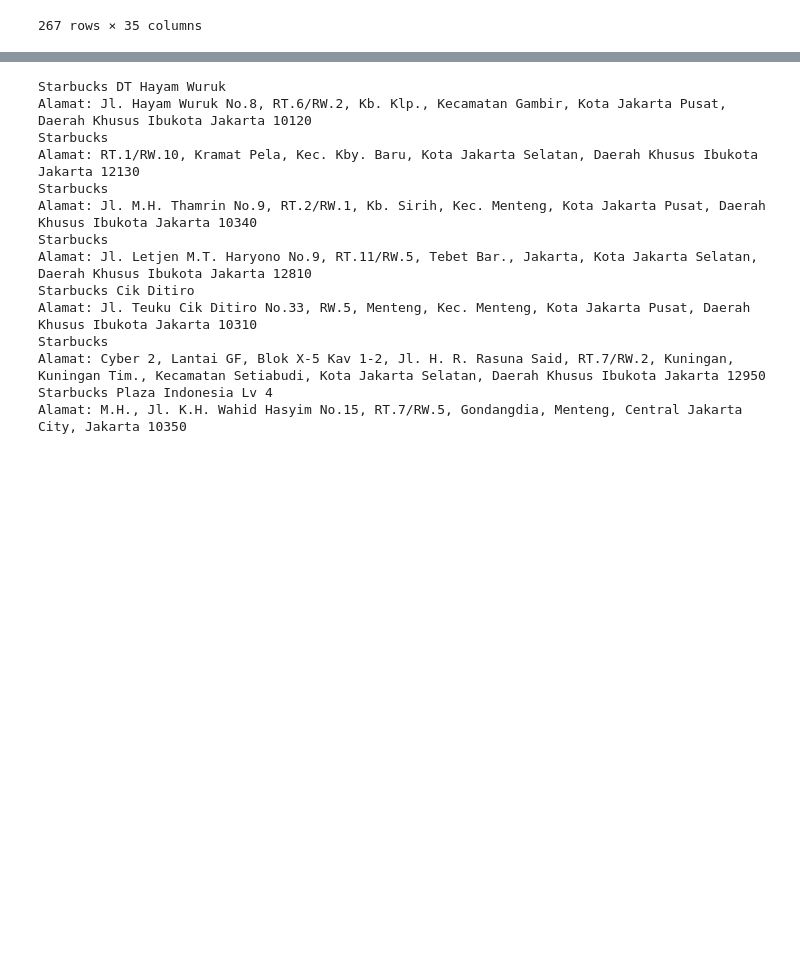
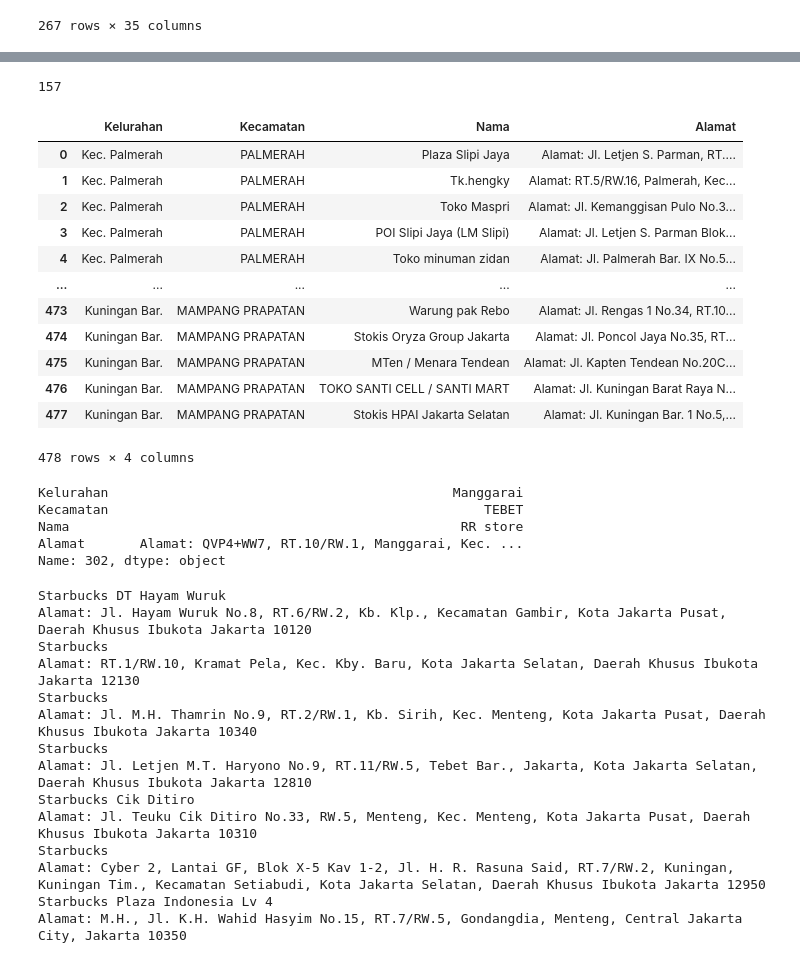
Before and after one commit to maevezhw/gemastik, a Jupyter notebook: scrape-google-maps.ipynb, the cells around one changed output, grey strips where cells are left out. Cells and saved outputs as stored; diff of their text form; code cells hidden in the pictures; blank space fills up the shorter version.

```diff
--- a/scrape-google-maps.ipynb
+++ b/scrape-google-maps.ipynb
@@ -204,0 +678,3 @@ maps_df.to_csv("Starbucks di Jakarta.csv")
+# %%
+i = 0
+toko_df = pd.DataFrame()
@@ -204,0 +687,33 @@ maps_df.to_csv("Starbucks di Jakarta.csv")
+# %%
+from selenium.common.exceptions import StaleElementReferenceException, ElementNotInteractableException
+#Loading Selenium Webdriver
+driver= webdriver.Chrome()
+wait = WebDriverWait(driver, 5)
+
+#Opening Google maps
+driver.get("https://www.google.com/maps")
+time.sleep(3)
+
+category = ["Pusat Perbelanjaan", "Perbelanjaan", "Toko"]
+
+for index, row in df_jakarta_new.iterrows():
+    try:
+        if (index >= i):
+            i = index
+            toko_df = scratch_data_list_shop(toko_df, "Pusat Perbelanjaan", row["nama_kelurahan"], row["nama_kecamatan"], category)
+    except StaleElementReferenceException:
+        if (index >= i):
+            i = index
+            toko_df = scratch_data_list_shop(toko_df, "Pusat Perbelanjaan", row["nama_kelurahan"], row["nama_kecamatan"], category)
+    except NoSuchElementException:
+        continue
+    except ElementNotInteractableException:
+        if (index >= i):
+            i = index
+            toko_df = scratch_data_list_shop(toko_df, "Pusat Perbelanjaan", row["nama_kelurahan"], row["nama_kecamatan"], category)
+    # finally:
+    #     searchbox=driver.find_element(By.ID, ('searchboxinput'))
+    #     searchbox.clear()
+    #     continue
+
+i = 0
@@ -204,0 +738,4 @@ maps_df.to_csv("Starbucks di Jakarta.csv")
+# %%
+print(i)
+# %% [output]
+157
@@ -204,0 +745,24 @@ maps_df.to_csv("Starbucks di Jakarta.csv")
+# %%
+toko_df
+# %% [output]
+|  | Kelurahan | Kecamatan | Nama | Alamat |
+| 0 | Kec. Palmerah | PALMERAH | Plaza Slipi Jaya | Alamat: Jl. Letjen S. Parman, RT.... |
+| 1 | Kec. Palmerah | PALMERAH | Tk.hengky | Alamat: RT.5/RW.16, Palmerah, Kec... |
+| 2 | Kec. Palmerah | PALMERAH | Toko Maspri | Alamat: Jl. Kemanggisan Pulo No.3... |
+| 3 | Kec. Palmerah | PALMERAH | POI Slipi Jaya (LM Slipi) | Alamat: Jl. Letjen S. Parman Blok... |
+| 4 | Kec. Palmerah | PALMERAH | Toko minuman zidan | Alamat: Jl. Palmerah Bar. IX No.5... |
+| ... | ... | ... | ... | ... |
+| 473 | Kuningan Bar. | MAMPANG PRAPATAN | Warung pak Rebo | Alamat: Jl. Rengas 1 No.34, RT.10... |
+| 474 | Kuningan Bar. | MAMPANG PRAPATAN | Stokis Oryza Group Jakarta | Alamat: Jl. Poncol Jaya No.35, RT... |
+| 475 | Kuningan Bar. | MAMPANG PRAPATAN | MTen / Menara Tendean | Alamat: Jl. Kapten Tendean No.20C... |
+| 476 | Kuningan Bar. | MAMPANG PRAPATAN | TOKO SANTI CELL / SANTI MART | Alamat: Jl. Kuningan Barat Raya N... |
+| 477 | Kuningan Bar. | MAMPANG PRAPATAN | Stokis HPAI Jakarta Selatan | Alamat: Jl. Kuningan Bar. 1 No.5,... |
+478 rows × 4 columns
+# %%
+toko_df.iloc[302]
+# %% [output]
+Kelurahan                                            Manggarai
+Kecamatan                                                TEBET
+Nama                                                  RR store
+Alamat       Alamat: QVP4+WW7, RT.10/RW.1, Manggarai, Kec. ...
+Name: 302, dtype: object
```
Also changed, not shown: parts of 45 cells of this notebook, 4 other files.
